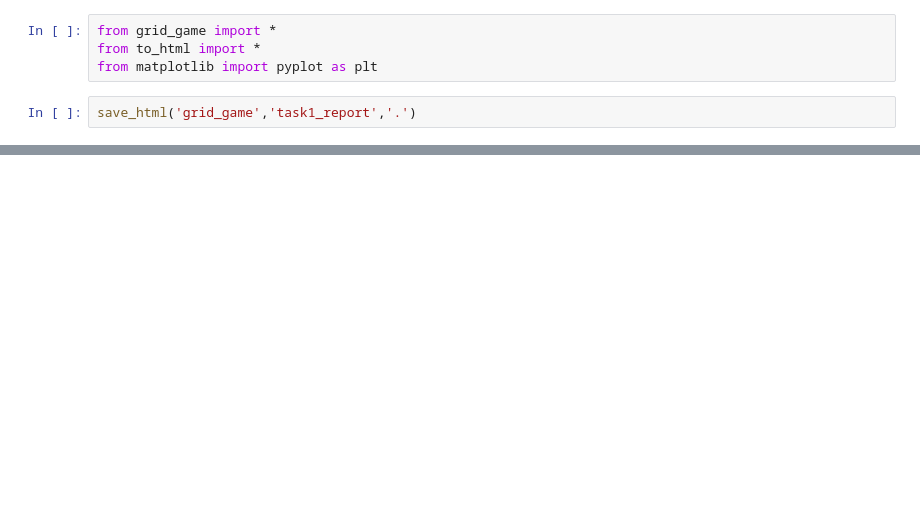
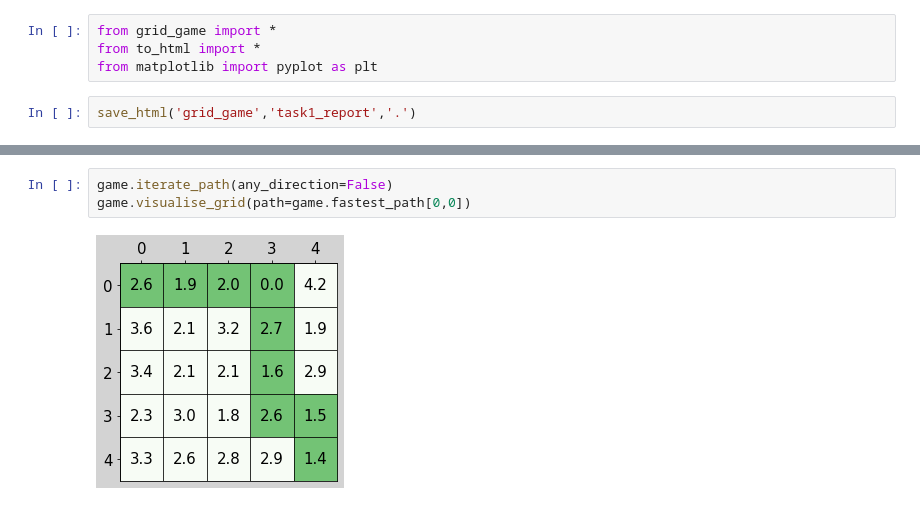
Before and after one commit to alexxcollins/AI_INM702, a Jupyter notebook: src/grid_game.ipynb, the cells around one changed output, grey strips where cells are left out. Drawn from its saved outputs; the diff is of its cells as text; blank space fills up the shorter version.

```diff
--- a/src/grid_game.ipynb
+++ b/src/grid_game.ipynb
@@ -9 +41,6 @@ save_html('grid_game','task1_report','.')
+# %%
+game.iterate_path(any_direction=False)
+game.visualise_grid(path=game.fastest_path[0,0])
+# %% [output]
+[figure, added]
 # %%
```
Also changed, not shown: parts of 7 cells of this notebook, 4 other files.
